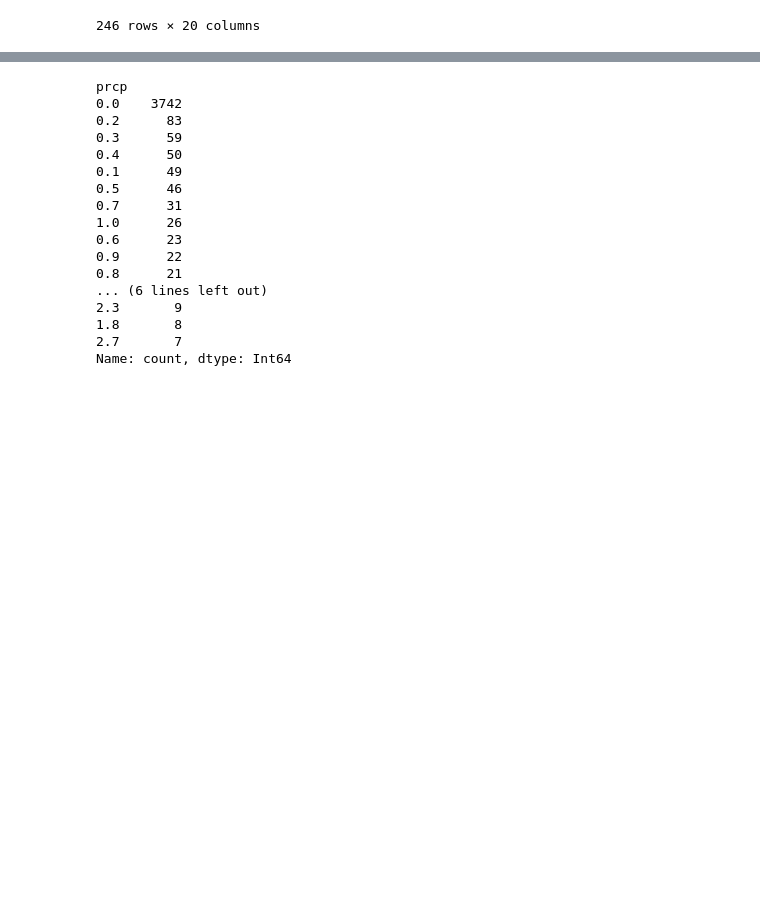
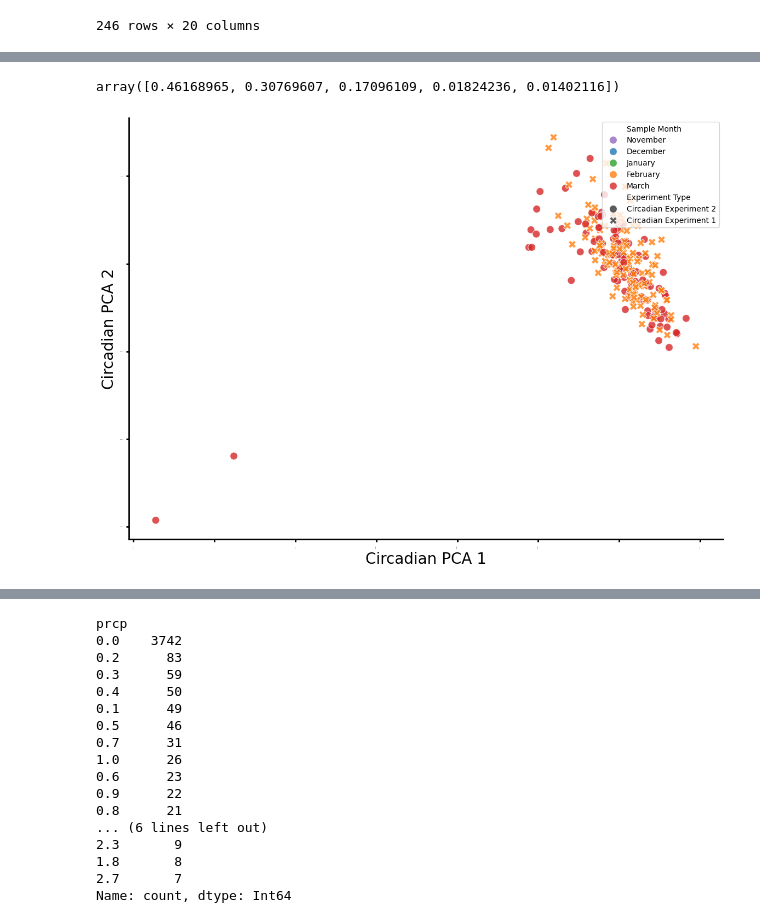
Before and after one commit to mikepassal/Outdoor_microbiome, a Jupyter notebook: Local_analysis/Converting_plates_to_normal_format/Analyzing_plates_1_5_pca_modifications.ipynb, the cells around one changed output, grey strips where cells are left out. Drawn from its saved outputs; the diff is of its cells as text; code cells hidden in the pictures; blank space fills up the shorter version.

```diff
--- a/Local_analysis/Converting_plates_to_normal_format/Analyzing_plates_1_5_pca_modifications.ipynb
+++ b/Local_analysis/Converting_plates_to_normal_format/Analyzing_plates_1_5_pca_modifications.ipynb
@@ -383,0 +303,37 @@ array([0.67809966, 0.19184201, 0.05122127, 0.03365849, 0.02070434])
+# %%
+circadian_meta_data = full_meta_data.loc[
+    full_meta_data["Experiment Type"].isin(["Circadian Experiment 1", "Circadian Experiment 2"])
+].copy()
+circadian_expression_data = expression_data.loc[circadian_meta_data.index]
+
+circadian_pca_model = sklearn.decomposition.PCA(n_components=5)
+circadian_pca = circadian_pca_model.fit_transform(circadian_expression_data)
+
+fig, ax = plt.subplots(figsize=(14, 10))
+fig.patch.set_facecolor("white")
+ax = sns.scatterplot(
+    x=circadian_pca[:, 0],
+    y=circadian_pca[:, 1],
+    hue=circadian_meta_data["Sample Month"],
+    hue_order=month_order,
+    palette=month_palette,
+    style=circadian_meta_data["Experiment Type"],
+    s=100,
+    alpha=0.8,
+)
+plt.xlabel("Circadian PCA 1", fontsize=20)
+plt.ylabel("Circadian PCA 2", fontsize=20)
+sns.despine()
+ax.spines["bottom"].set_color("black")
+ax.spines["bottom"].set_linewidth(2)
+ax.spines["left"].set_color("black")
+ax.spines["left"].set_linewidth(2)
+ax.tick_params(axis="both", width=2)
+ax.legend(loc="upper right")
+plt.xticks(fontsize=0, rotation=90)
+plt.yticks(fontsize=0)
+
+circadian_pca_model.explained_variance_ratio_
+# %% [output]
+array([0.46168965, 0.30769607, 0.17096109, 0.01824236, 0.01402116])
+[figure, added]
```
Also changed, not shown: parts of 11 cells of this notebook, 1 other file.
